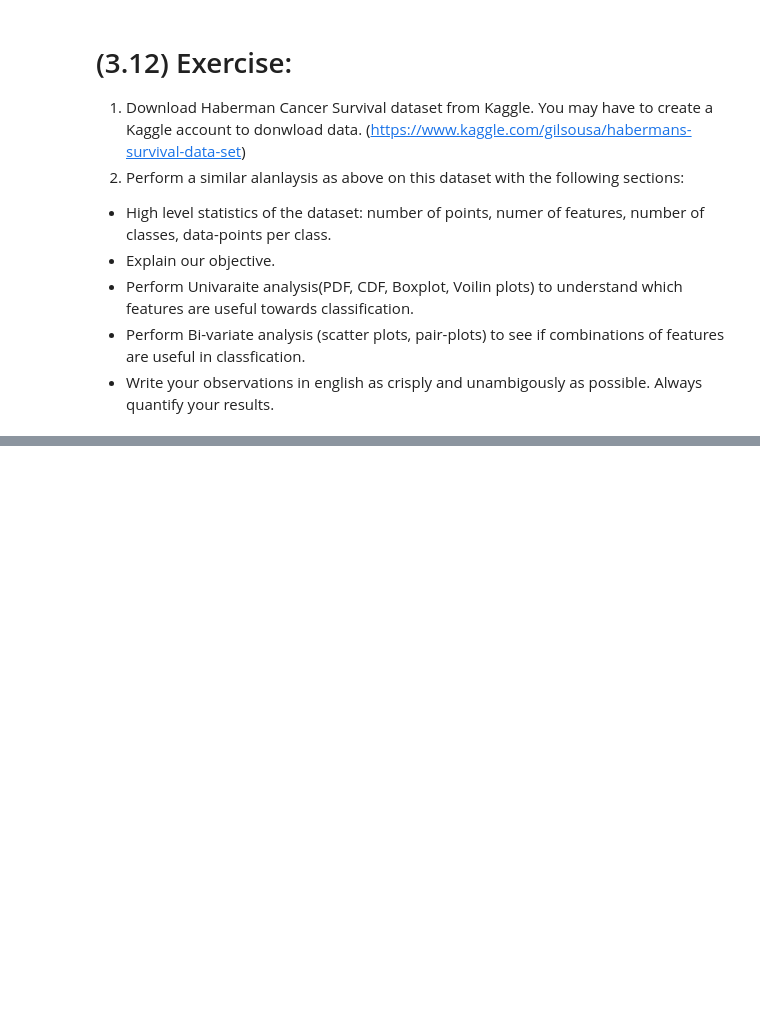
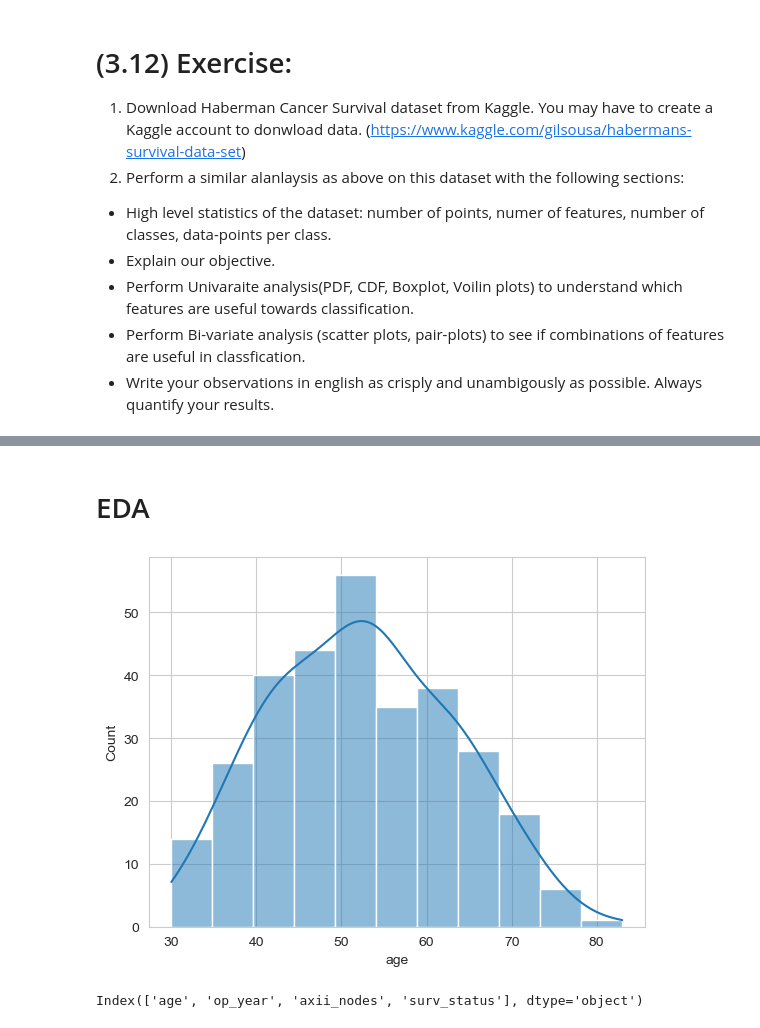
Before and after one commit to debnsuma/masters-ml, a Jupyter notebook: AppliedAI/Module2_Data _Science_EDA_Vizulization/Exploratory_Data_Analysis_mycopy.ipynb, the cells around one changed output, grey strips where cells are left out. Cells and saved outputs as stored; diff of their text form; code cells hidden in the pictures; blank space fills up the shorter version.

```diff
--- a/AppliedAI/Module2_Data _Science_EDA_Vizulization/Exploratory_Data_Analysis_mycopy.ipynb
+++ b/AppliedAI/Module2_Data _Science_EDA_Vizulization/Exploratory_Data_Analysis_mycopy.ipynb
@@ -412,0 +421,2 @@ stats.kstest(x,'norm')
+# %%
+df = pd.read_csv('haberman.csv', header=None)
@@ -412,0 +432,2 @@ stats.kstest(x,'norm')
+# %%
+df.columns = ['age', 'op_year', 'axii_nodes', 'surv_status']
@@ -412,0 +469,11 @@ stats.kstest(x,'norm')
+# %% [markdown]
+# EDA
+# %%
+sns.histplot(data=df, x='age', kde=True)
+plt.show()
+# %% [output]
+[figure, added]
+# %%
+df.columns
+# %% [output]
+Index(['age', 'op_year', 'axii_nodes', 'surv_status'], dtype='object')
```
Also changed, not shown: parts of 39 cells of this notebook, 2 other files.
